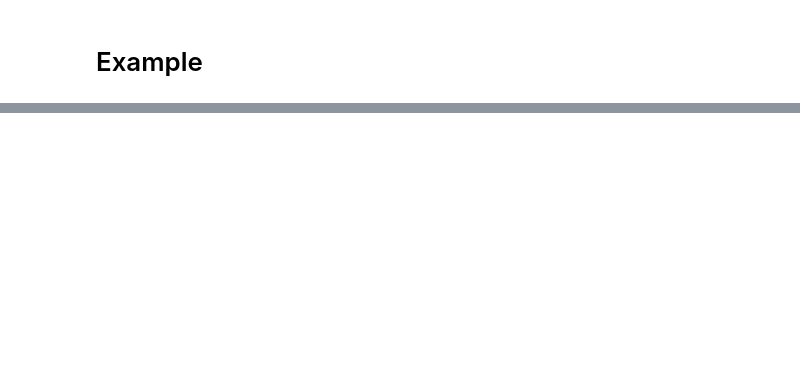
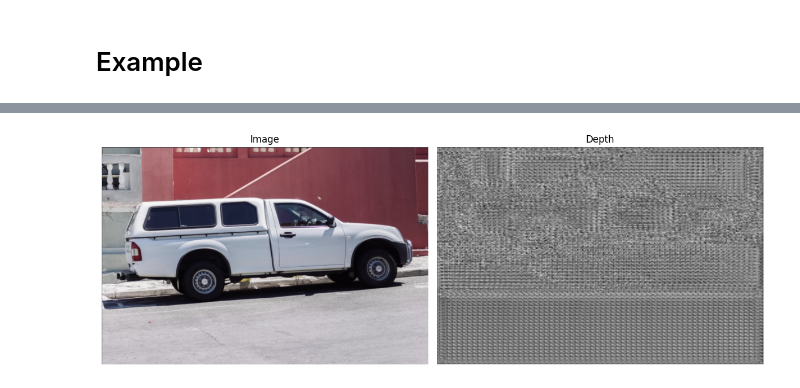
Before and after one commit to lnxhigh/20242R0136COSE47402, a Jupyter notebook: FinalProject/model.ipynb, the cells around one changed output, grey strips where cells are left out. Saved outputs shown, nothing was run; the diff lists cells and outputs as text; code cells hidden in the pictures; blank space fills up the shorter version.

Commit message:
[Fix] Fix model

```diff
--- a/FinalProject/model.ipynb
+++ b/FinalProject/model.ipynb
@@ -89,0 +87,32 @@ drive.mount('/content/drive')
+# %%
+from PIL import Image
+import requests
+
+url = "https://huggingface.co/ybelkada/segment-anything/resolve/main/assets/car.png"
+image = Image.open(requests.get(url, stream=True).raw).convert("RGB")
+
+inputs = processor.preprocess(image).to(device)
+with torch.no_grad():
+    outputs = model(inputs)
+    prediction = processor.postprocess(inputs, outputs)
+# %%
+import numpy as np
+import matplotlib.pyplot as plt
+
+image = np.array(image)
+depth = np.array(prediction.squeeze(0).cpu().numpy()).astype("uint8")
+# %%
+fig, axes = plt.subplots(1, 2, figsize=(12, 6))
+
+axes[0].imshow(image)
+axes[0].set_title("Image")
+axes[0].axis("off")
+
+axes[1].imshow(depth, cmap='gray')
+axes[1].set_title("Depth")
+axes[1].axis("off")
+
+plt.tight_layout()
+plt.show()
+# %% [output]
+[figure, added]
```
Also changed, not shown: parts of 2 cells of this notebook.
